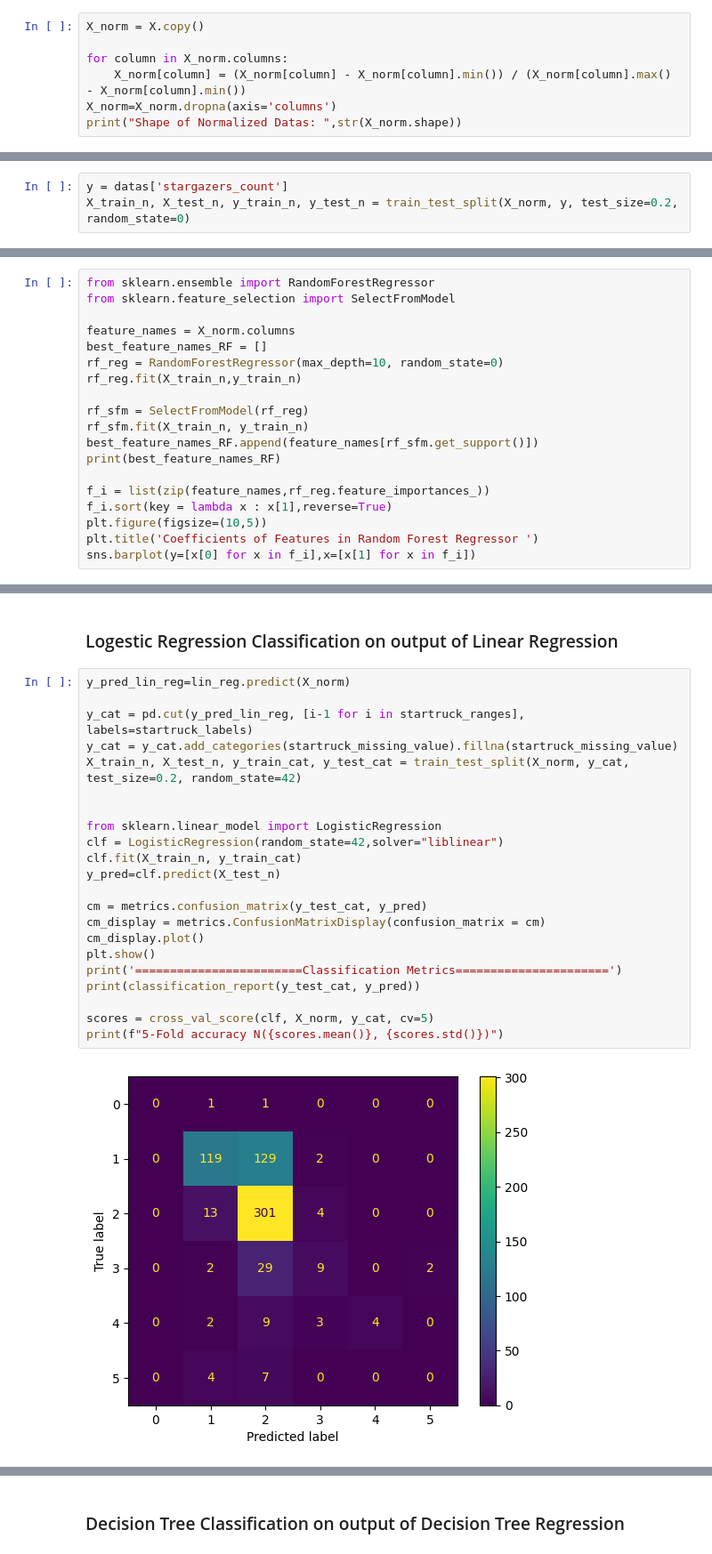
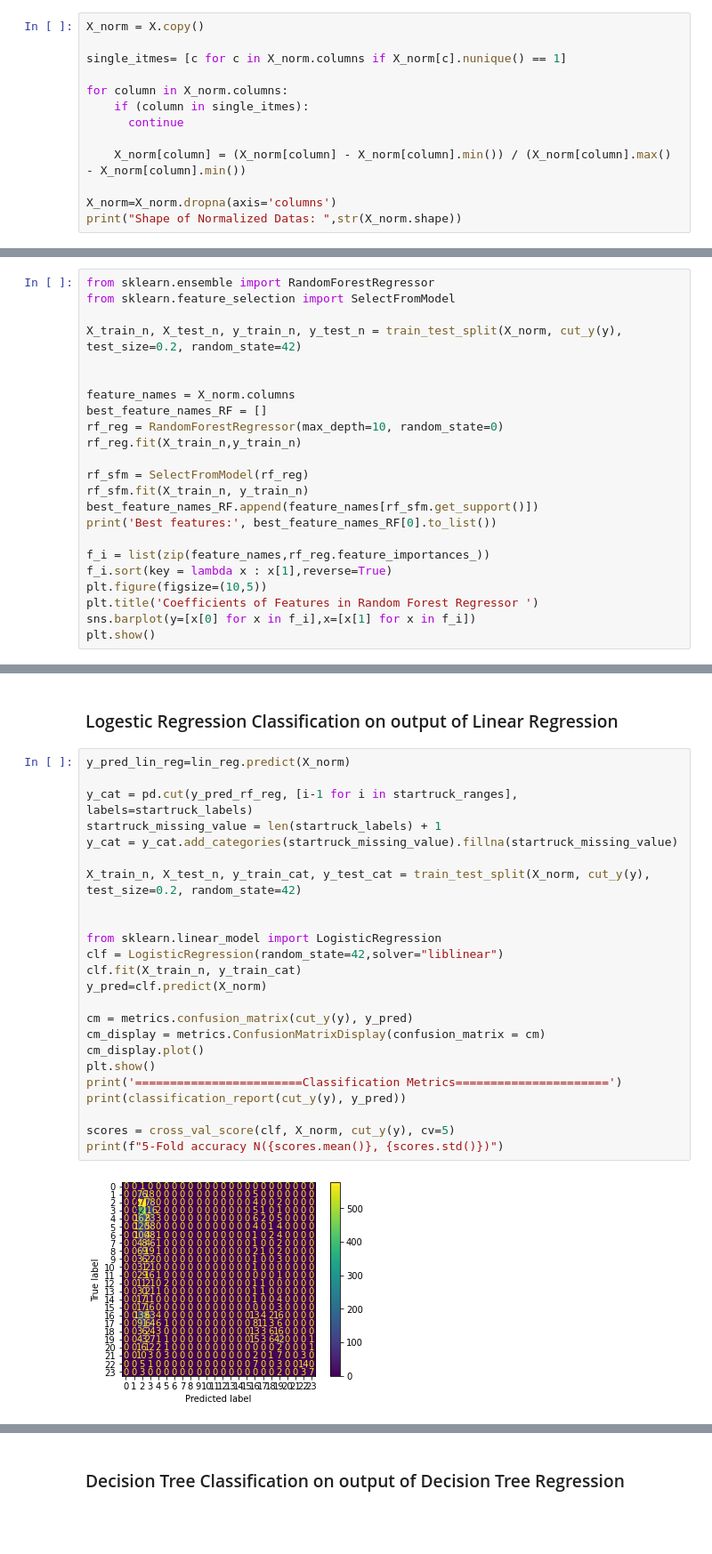
Before and after one commit to realamirhe/github-stargazer, a Jupyter notebook: descriptive_analysis.ipynb, the cells around one changed output, grey strips where cells are left out. Shown: that part at 89% size. Saved outputs shown, nothing was run; the diff lists cells and outputs as text; blank space fills up the shorter version.

```diff
--- a/descriptive_analysis.ipynb
+++ b/descriptive_analysis.ipynb
@@ -214,8 +223,14 @@ Text(0.5, 1.0, '5-fold cross validation for KNN')
 # %%
 X_norm = X.copy()
 
+single_itmes= [c for c in X_norm.columns if X_norm[c].nunique() == 1]
+
 for column in X_norm.columns:
+    if (column in single_itmes):
+      continue
+
     X_norm[column] = (X_norm[column] - X_norm[column].min()) / (X_norm[column].max() - X_norm[column].min())
+
 X_norm=X_norm.dropna(axis='columns')
 print("Shape of Normalized Datas: ",str(X_norm.shape))
 # %% [output]
@@ -223,6 +238,3 @@ Shape of Normalized Datas:  (3203, 16)
-# %%
-y = datas['stargazers_count']
-X_train_n, X_test_n, y_train_n, y_test_n = train_test_split(X_norm, y, test_size=0.2, random_state=0)
 # %% [markdown]
 ## Feature Selection
 # %% [markdown]
@@ -230,6 +242,9 @@ X_train_n, X_test_n, y_train_n, y_test_n = train_test_split(X_norm, y, test_size
 # %%
 from sklearn.ensemble import RandomForestRegressor
 from sklearn.feature_selection import SelectFromModel
+
+X_train_n, X_test_n, y_train_n, y_test_n = train_test_split(X_norm, cut_y(y), test_size=0.2, random_state=42)
+
 
 feature_names = X_norm.columns
 best_feature_names_RF = []
@@ -239,11 +254,12 @@ rf_reg.fit(X_train_n,y_train_n)
 rf_sfm = SelectFromModel(rf_reg)
 rf_sfm.fit(X_train_n, y_train_n)
 best_feature_names_RF.append(feature_names[rf_sfm.get_support()])
-print(best_feature_names_RF)
+print('Best features:', best_feature_names_RF[0].to_list())
 
 f_i = list(zip(feature_names,rf_reg.feature_importances_))
 f_i.sort(key = lambda x : x[1],reverse=True)
 plt.figure(figsize=(10,5))
 plt.title('Coefficients of Features in Random Forest Regressor ')
 sns.barplot(y=[x[0] for x in f_i],x=[x[1] for x in f_i])
+plt.show()
 # %% [output]
@@ -468,27 +569,29 @@ weighted avg       0.97      0.97      0.97       641
 # %%
 y_pred_lin_reg=lin_reg.predict(X_norm)
 
-y_cat = pd.cut(y_pred_lin_reg, [i-1 for i in startruck_ranges], labels=startruck_labels)
+y_cat = pd.cut(y_pred_rf_reg, [i-1 for i in startruck_ranges], labels=startruck_labels)
+startruck_missing_value = len(startruck_labels) + 1
 y_cat = y_cat.add_categories(startruck_missing_value).fillna(startruck_missing_value)
-X_train_n, X_test_n, y_train_cat, y_test_cat = train_test_split(X_norm, y_cat, test_size=0.2, random_state=42)
+
+X_train_n, X_test_n, y_train_cat, y_test_cat = train_test_split(X_norm, cut_y(y), test_size=0.2, random_state=42)
 
 
 from sklearn.linear_model import LogisticRegression
 clf = LogisticRegression(random_state=42,solver="liblinear")
 clf.fit(X_train_n, y_train_cat)
-y_pred=clf.predict(X_test_n)
+y_pred=clf.predict(X_norm)
 
-cm = metrics.confusion_matrix(y_test_cat, y_pred)
+cm = metrics.confusion_matrix(cut_y(y), y_pred)
 cm_display = metrics.ConfusionMatrixDisplay(confusion_matrix = cm)
 cm_display.plot()
 plt.show()
 print('========================Classification Metrics======================')
-print(classification_report(y_test_cat, y_pred))
+print(classification_report(cut_y(y), y_pred))
 
-scores = cross_val_score(clf, X_norm, y_cat, cv=5)
+scores = cross_val_score(clf, X_norm, cut_y(y), cv=5)
 print(f"5-Fold accuracy N({scores.mean()}, {scores.std()})")
 # %% [output]
-[figure, old version]
+[figure, new version]
 ========================Classification Metrics======================
               precision    recall  f1-score   support
 
```
Also changed, not shown: parts of 52 cells of this notebook.
